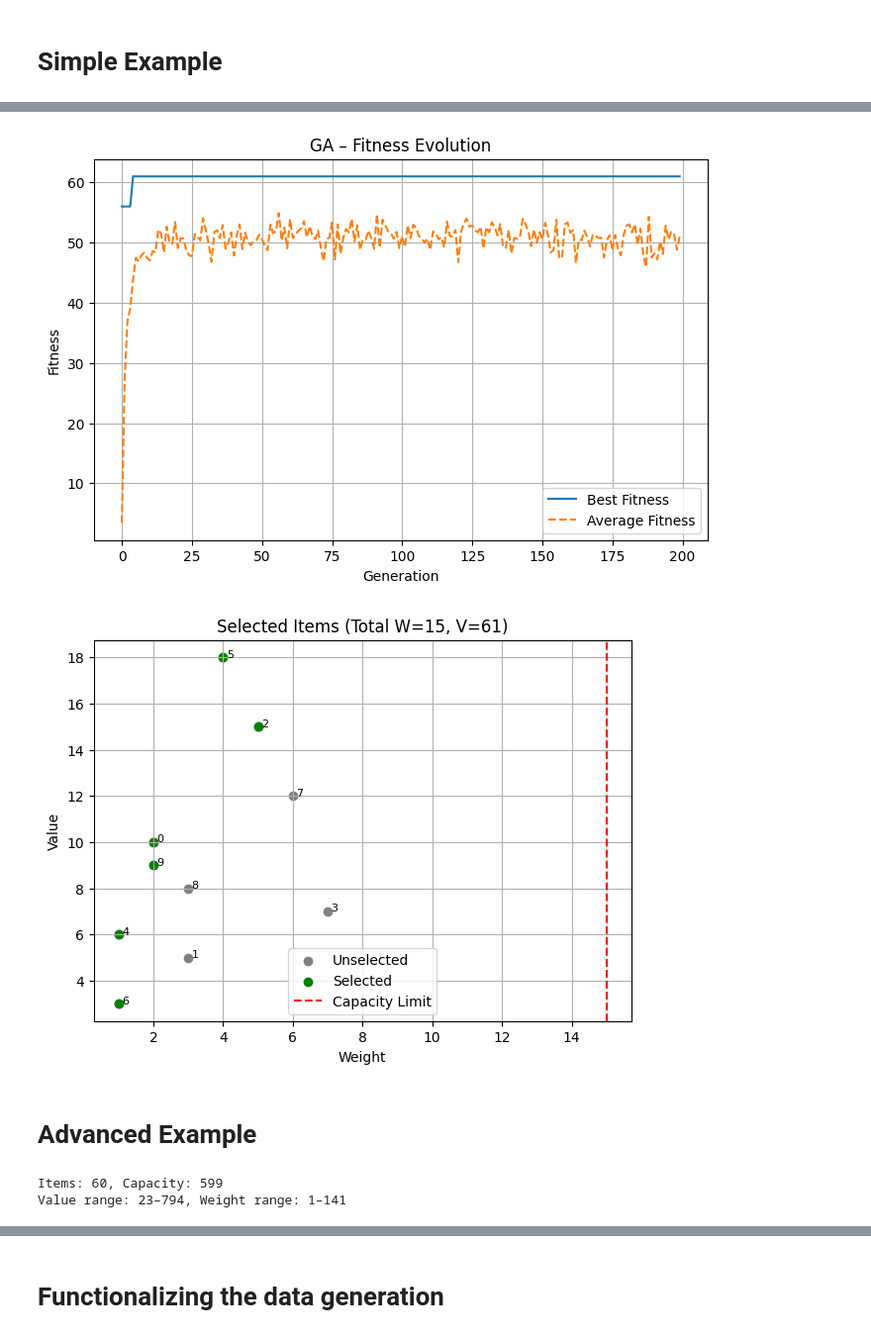
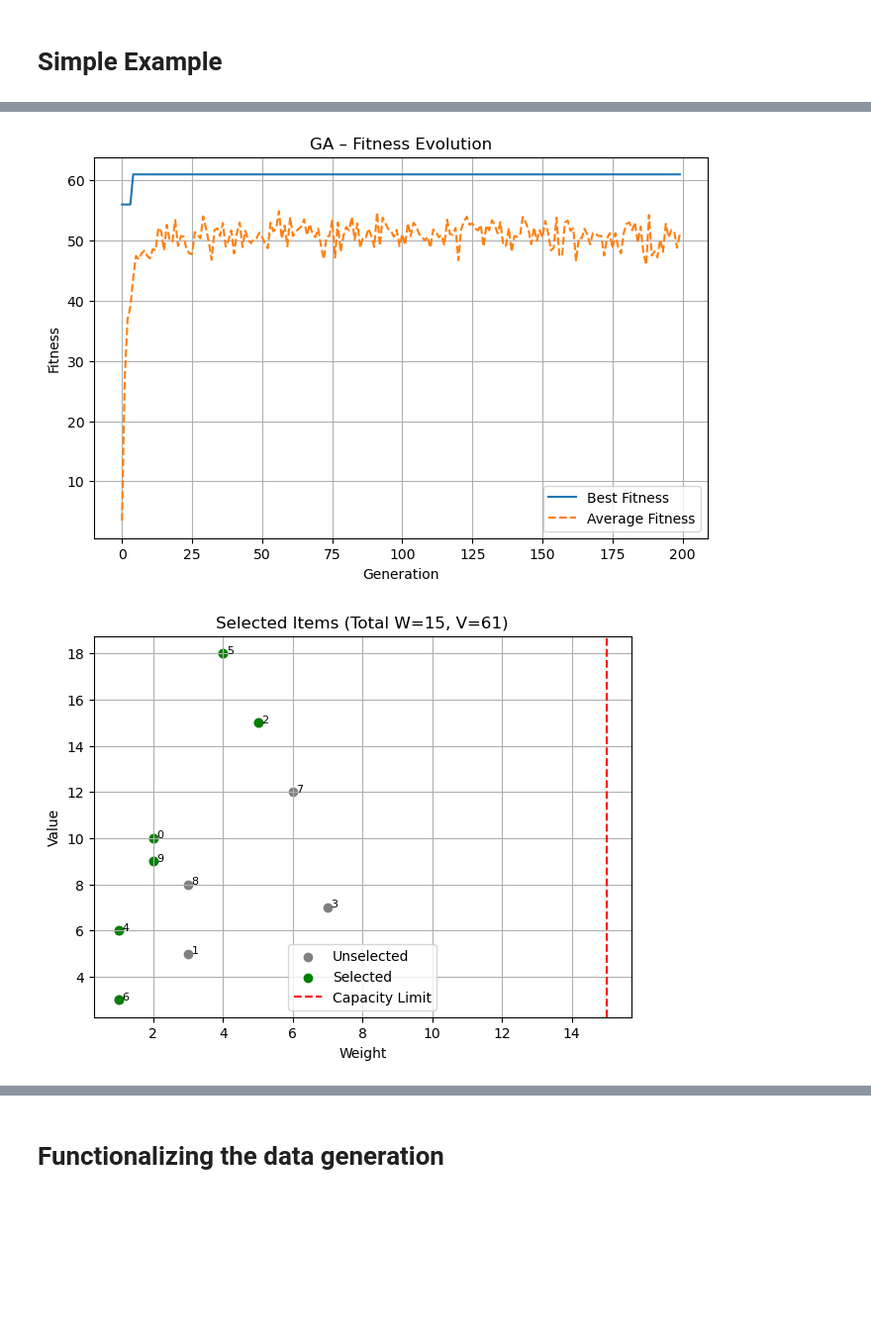
Before and after one commit to haarmeggido/evolutionary-knapsack-problem, a Jupyter notebook: src/Evolutionary_Algorithms_Knapsack_problem.ipynb, the cells around one changed output, grey strips where cells are left out. Shown: that part at 99% size. Saved outputs shown, nothing was run; the diff lists cells and outputs as text; code cells hidden in the pictures; blank space fills up the shorter version.

```diff
--- a/src/Evolutionary_Algorithms_Knapsack_problem.ipynb
+++ b/src/Evolutionary_Algorithms_Knapsack_problem.ipynb
@@ -163,11 +141,10 @@ values_simple = np.array([10, 5, 15, 7, 6, 18, 3, 12, 8, 9])
 weights_simple = np.array([2, 3, 5, 7, 1, 4, 1, 6, 3, 2])
 capacity_simple = 15
 # %%
-problem_adv = KnapsackProblem(values_simple, weights_simple, capacity_simple)
+problem_simple = KnapsackProblem(values_simple, weights_simple, capacity_simple)
 
-# Configure GA hyperparameters
 ga = GeneticAlgorithm(
-    problem_adv,
+    problem_simple,
     pop_size=80,
     generations=200,
     crossover_rate=0.8,
@@ -178,7 +155,7 @@ ga = GeneticAlgorithm(
 
 best_ind, best_val, best_wt = ga.train(verbose=True)
 
-print("\n✅ Best Solution Found")
+print("\n Best Solution Found")
 print("Chromosome:", best_ind)
 print("Total Value:", best_val)
 print("Total Weight:", best_wt)
@@ -204,45 +181,5 @@ Gen 110 | Best: 61.00 | Avg: 48.80
 Chromosome: [1 0 1 0 1 1 1 0 0 1]
 Total Value: 61
 Total Weight: 15
-[figure, old version]
+[figure, new version]
-[figure, old version]
+[figure, new version]
-# %% [markdown]
-# Advanced Example
-# %%
-# Larg number of possible items
-np.random.seed(42)  # for reproducibility
-n_items = 60
-
-# Generate structured item sets
-# We mix several item "types" to make the problem multimodal and deceptive
-
-# Base random values and weights
-values_adv = np.random.randint(10, 400, n_items)
-weights_adv = np.random.randint(1, 50, n_items)
-
-# Introduce item correlations
-# Some high-value items are extremely heavy
-heavy_idx = np.random.choice(n_items, 10, replace=False)
-values_adv[heavy_idx] *= 2
-weights_adv[heavy_idx] *= 3
-
-# Some items are "efficient but scarce" (high value/weight ratio)
-efficient_idx = np.random.choice(list(set(range(n_items)) - set(heavy_idx)), 8, replace=False)
-values_adv[efficient_idx] *= 2
-weights_adv[efficient_idx] //= 2
-weights_adv[weights_adv == 0] = 1  # prevent zeros
-
-# A few are "deceptive" (look good, but overweight for value)
-deceptive_idx = np.random.choice(list(set(range(n_items)) - set(heavy_idx) - set(efficient_idx)), 5, replace=False)
-values_adv[deceptive_idx] //= 3
-weights_adv[deceptive_idx] *= 2
-
-# Knapsack capacity — tuned so it’s tight, forcing tradeoffs
-capacity_adv = int(np.sum(weights_adv) * 0.3)
-
-# Show summary
-print(f"Items: {n_items}, Capacity: {capacity_adv}")
-print(f"Value range: {values_adv.min()}–{values_adv.max()}, Weight range: {weights_adv.min()}–{weights_adv.max()}")
-# %% [output]
-Items: 60, Capacity: 599
-Value range: 23–794, Weight range: 1–141
```
Also changed, not shown: parts of 10 cells of this notebook.
